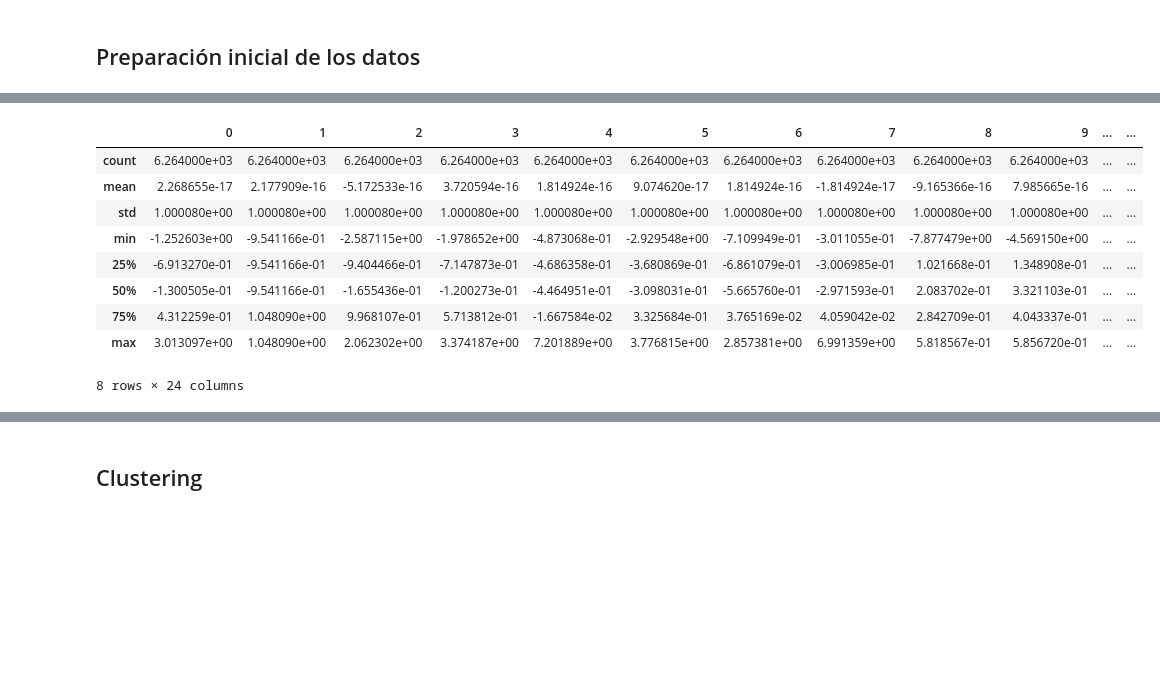
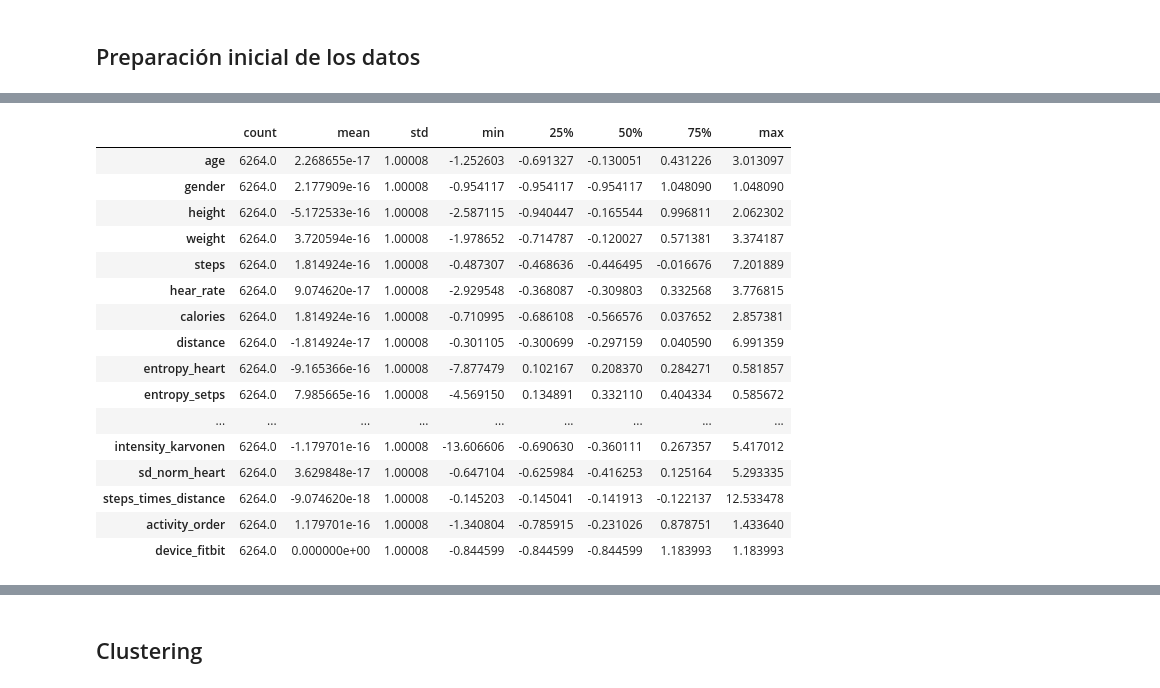
Before and after one commit to alejo-cuello/bootcamp-ds-mlops, a Jupyter notebook: 06-clustering/clustering.ipynb, the cells around one changed output, grey strips where cells are left out. Cells and saved outputs as stored; diff of their text form; code cells hidden in the pictures; blank space fills up the shorter version.

```diff
--- a/06-clustering/clustering.ipynb
+++ b/06-clustering/clustering.ipynb
@@ -82,5 +118,16 @@ data.drop(columns=["X1"], inplace=True)
 # %%
-f_data = pd.get_dummies(data)
-f_data.head(3)
+activity_order = {
+    "Lying": 0,
+    "Sitting": 1,
+    "Self Pace walk": 2,
+    "Running 3 METs": 3,
+    "Running 5 METs": 4,
+    "Running 7 METs": 5
+}
+
+data["activity_order"] = data["activity"].map(activity_order)
+data.drop(columns="activity", inplace=True)
+data_dummies = pd.get_dummies(data, drop_first=True)
+data_dummies.sample(5)
 # %% [output]
 |  | age | gender | height | weight | steps | hear_rate | calories | distance | entropy_heart | ... |
@@ -91,17 +387,25 @@ f_data.head(3)
 # %%
 std_scaler = StandardScaler()
-std_scaler.fit(f_data)
-x_data_norm = std_scaler.transform(f_data)
+std_scaler.fit(data_dummies)
+x_data_norm = std_scaler.transform(data_dummies)
 
-pd.DataFrame(x_data_norm).describe()
+x_data_norm_df = pd.DataFrame(x_data_norm, columns=data_dummies.columns, index=data_dummies.index)
+x_data_norm_df.describe().T
 # %% [output]
-|  | 0 | 1 | 2 | 3 | 4 | 5 | 6 | 7 | 8 | 9 | ... | ... |
-| count | 6.264000e+03 | 6.264000e+03 | 6.264000e+03 | 6.264000e+03 | 6.264000e+03 | 6.264000e+03 | 6.264000e+03 | 6.264000e+03 | 6.264000e+03 | 6.264000e+03 | ... | ... |
-| mean | 2.268655e-17 | 2.177909e-16 | -5.172533e-16 | 3.720594e-16 | 1.814924e-16 | 9.074620e-17 | 1.814924e-16 | -1.814924e-17 | -9.165366e-16 | 7.985665e-16 | ... | ... |
-| std | 1.000080e+00 | 1.000080e+00 | 1.000080e+00 | 1.000080e+00 | 1.000080e+00 | 1.000080e+00 | 1.000080e+00 | 1.000080e+00 | 1.000080e+00 | 1.000080e+00 | ... | ... |
-| min | -1.252603e+00 | -9.541166e-01 | -2.587115e+00 | -1.978652e+00 | -4.873068e-01 | -2.929548e+00 | -7.109949e-01 | -3.011055e-01 | -7.877479e+00 | -4.569150e+00 | ... | ... |
-| 25% | -6.913270e-01 | -9.541166e-01 | -9.404466e-01 | -7.147873e-01 | -4.686358e-01 | -3.680869e-01 | -6.861079e-01 | -3.006985e-01 | 1.021668e-01 | 1.348908e-01 | ... | ... |
-| 50% | -1.300505e-01 | -9.541166e-01 | -1.655436e-01 | -1.200273e-01 | -4.464951e-01 | -3.098031e-01 | -5.665760e-01 | -2.971593e-01 | 2.083702e-01 | 3.321103e-01 | ... | ... |
-| 75% | 4.312259e-01 | 1.048090e+00 | 9.968107e-01 | 5.713812e-01 | -1.667584e-02 | 3.325684e-01 | 3.765169e-02 | 4.059042e-02 | 2.842709e-01 | 4.043337e-01 | ... | ... |
-| max | 3.013097e+00 | 1.048090e+00 | 2.062302e+00 | 3.374187e+00 | 7.201889e+00 | 3.776815e+00 | 2.857381e+00 | 6.991359e+00 | 5.818567e-01 | 5.856720e-01 | ... | ... |
+|  | count | mean | std | min | 25% | 50% | 75% | max |
+| age | 6264.0 | 2.268655e-17 | 1.00008 | -1.252603 | -0.691327 | -0.130051 | 0.431226 | 3.013097 |
+| gender | 6264.0 | 2.177909e-16 | 1.00008 | -0.954117 | -0.954117 | -0.954117 | 1.048090 | 1.048090 |
+| height | 6264.0 | -5.172533e-16 | 1.00008 | -2.587115 | -0.940447 | -0.165544 | 0.996811 | 2.062302 |
+| weight | 6264.0 | 3.720594e-16 | 1.00008 | -1.978652 | -0.714787 | -0.120027 | 0.571381 | 3.374187 |
+| steps | 6264.0 | 1.814924e-16 | 1.00008 | -0.487307 | -0.468636 | -0.446495 | -0.016676 | 7.201889 |
+| hear_rate | 6264.0 | 9.074620e-17 | 1.00008 | -2.929548 | -0.368087 | -0.309803 | 0.332568 | 3.776815 |
+| calories | 6264.0 | 1.814924e-16 | 1.00008 | -0.710995 | -0.686108 | -0.566576 | 0.037652 | 2.857381 |
+| distance | 6264.0 | -1.814924e-17 | 1.00008 | -0.301105 | -0.300699 | -0.297159 | 0.040590 | 6.991359 |
+| entropy_heart | 6264.0 | -9.165366e-16 | 1.00008 | -7.877479 | 0.102167 | 0.208370 | 0.284271 | 0.581857 |
+| entropy_setps | 6264.0 | 7.985665e-16 | 1.00008 | -4.569150 | 0.134891 | 0.332110 | 0.404334 | 0.585672 |
+| ... | ... | ... | ... | ... | ... | ... | ... | ... |
+| intensity_karvonen | 6264.0 | -1.179701e-16 | 1.00008 | -13.606606 | -0.690630 | -0.360111 | 0.267357 | 5.417012 |
+| sd_norm_heart | 6264.0 | 3.629848e-17 | 1.00008 | -0.647104 | -0.625984 | -0.416253 | 0.125164 | 5.293335 |
+| steps_times_distance | 6264.0 | -9.074620e-18 | 1.00008 | -0.145203 | -0.145041 | -0.141913 | -0.122137 | 12.533478 |
+| activity_order | 6264.0 | 1.179701e-16 | 1.00008 | -1.340804 | -0.785915 | -0.231026 | 0.878751 | 1.433640 |
+| device_fitbit | 6264.0 | 0.000000e+00 | 1.00008 | -0.844599 | -0.844599 | -0.844599 | 1.183993 | 1.183993 |
-8 rows × 24 columns
```
Also changed, not shown: parts of 42 cells of this notebook, 3 other files.
